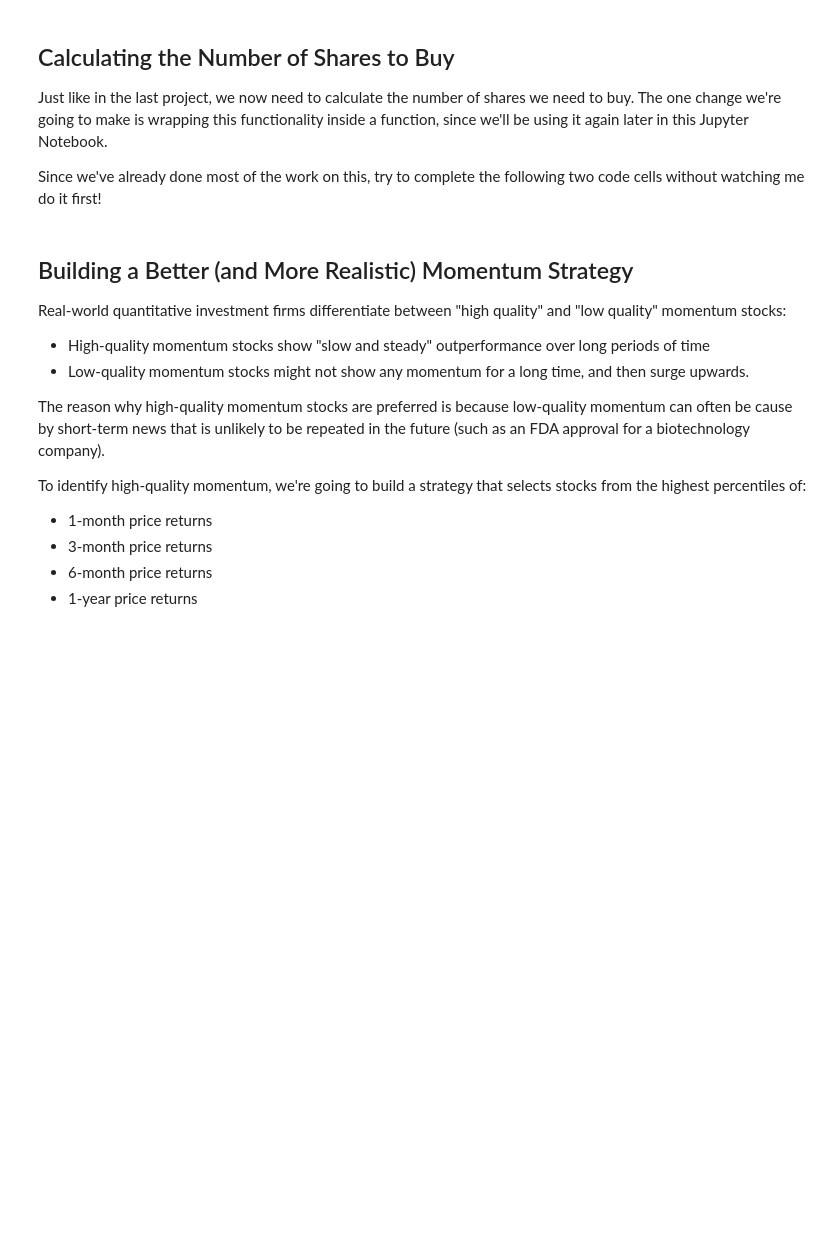
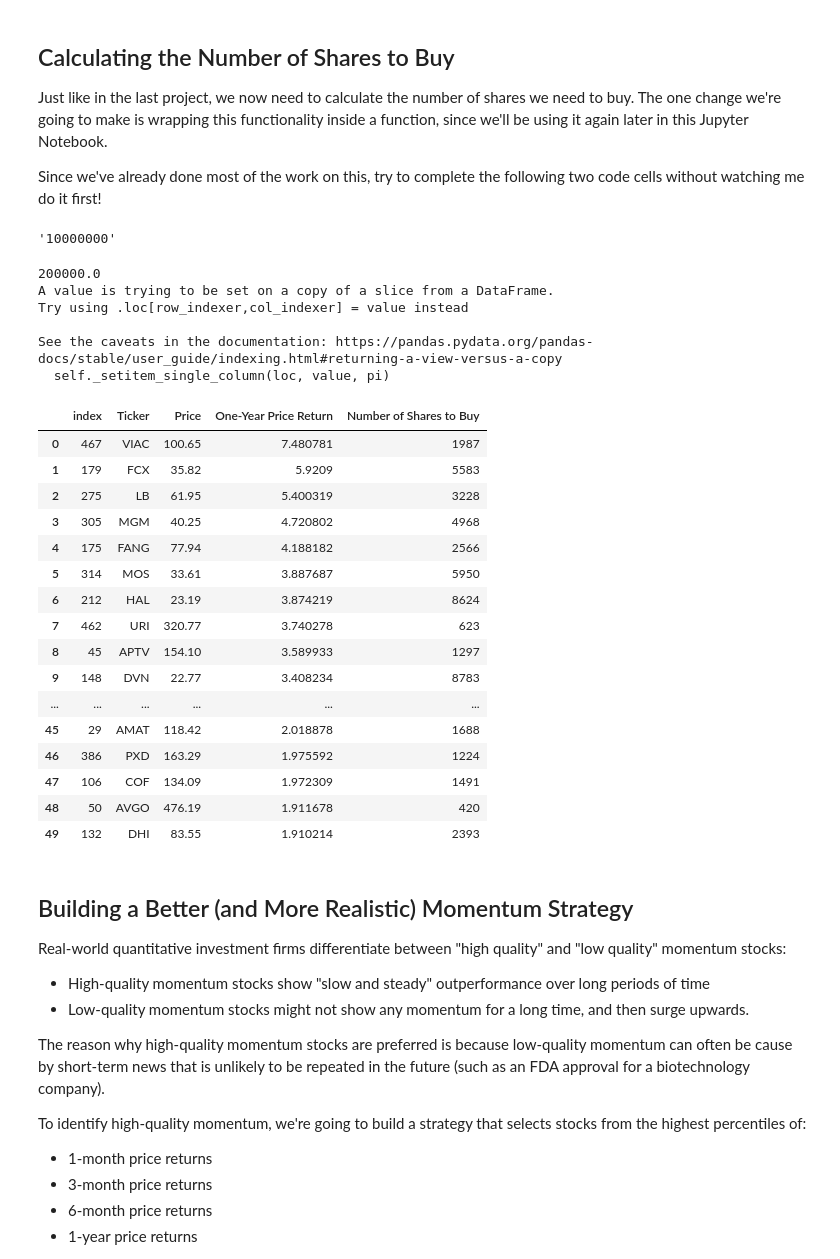
Before and after one commit to avin-shum/algorithmic-trading-python, a Jupyter notebook: learning_files/002_quantitative_momentum_strategy.ipynb, the cells around one changed output. Cells and saved outputs as stored; diff of their text form; code cells hidden in the pictures; blank space fills up the shorter version.

Commit message:
2.7 Calculating the Number of Shares to Buy

```diff
--- a/learning_files/002_quantitative_momentum_strategy.ipynb
+++ b/learning_files/002_quantitative_momentum_strategy.ipynb
@@ -155,6 +155,51 @@ See the caveats in the documentation: https://pandas.pydata.org/pandas-docs/stab
 Just like in the last project, we now need to calculate the number of shares we need to buy. The one change we're going to make is wrapping this functionality inside a function, since we'll be using it again later in this Jupyter Notebook.
 
 Since we've already done most of the work on this, try to complete the following two code cells without watching me do it first!
+# %%
+def portfolio_input():
+    global portfolio_size
+    portfolio_size = input('Enter the size of your portfolio:')
+
+    try:
+        float(portfolio_size)
+    except ValueError:
+        print('That is not a number! \nPlease try again')
+        portfolio_size = input('Enter the size of your portfolio:')
+portfolio_input()
+portfolio_size
+# %% [output]
+'10000000'
+# %%
+position_size = float(portfolio_size)/len(final_dataframe.index)
+print(position_size)
+for i in range(0, len(final_dataframe)):
+    final_dataframe.loc[i, 'Number of Shares to Buy'] = math.floor(position_size/final_dataframe.loc[i, 'Price'])
+
+final_dataframe
+# %% [output]
+200000.0
+A value is trying to be set on a copy of a slice from a DataFrame.
+Try using .loc[row_indexer,col_indexer] = value instead
+
+See the caveats in the documentation: https://pandas.pydata.org/pandas-docs/stable/user_guide/indexing.html#returning-a-view-versus-a-copy
+  self._setitem_single_column(loc, value, pi)
+|  | index | Ticker | Price | One-Year Price Return | Number of Shares to Buy |
+| 0 | 467 | VIAC | 100.65 | 7.480781 | 1987 |
+| 1 | 179 | FCX | 35.82 | 5.9209 | 5583 |
+| 2 | 275 | LB | 61.95 | 5.400319 | 3228 |
+| 3 | 305 | MGM | 40.25 | 4.720802 | 4968 |
+| 4 | 175 | FANG | 77.94 | 4.188182 | 2566 |
+| 5 | 314 | MOS | 33.61 | 3.887687 | 5950 |
+| 6 | 212 | HAL | 23.19 | 3.874219 | 8624 |
+| 7 | 462 | URI | 320.77 | 3.740278 | 623 |
+| 8 | 45 | APTV | 154.10 | 3.589933 | 1297 |
+| 9 | 148 | DVN | 22.77 | 3.408234 | 8783 |
+| ... | ... | ... | ... | ... | ... |
+| 45 | 29 | AMAT | 118.42 | 2.018878 | 1688 |
+| 46 | 386 | PXD | 163.29 | 1.975592 | 1224 |
+| 47 | 106 | COF | 134.09 | 1.972309 | 1491 |
+| 48 | 50 | AVGO | 476.19 | 1.911678 | 420 |
+| 49 | 132 | DHI | 83.55 | 1.910214 | 2393 |
 # %% [markdown]
 ## Building a Better (and More Realistic) Momentum Strategy
 
```
